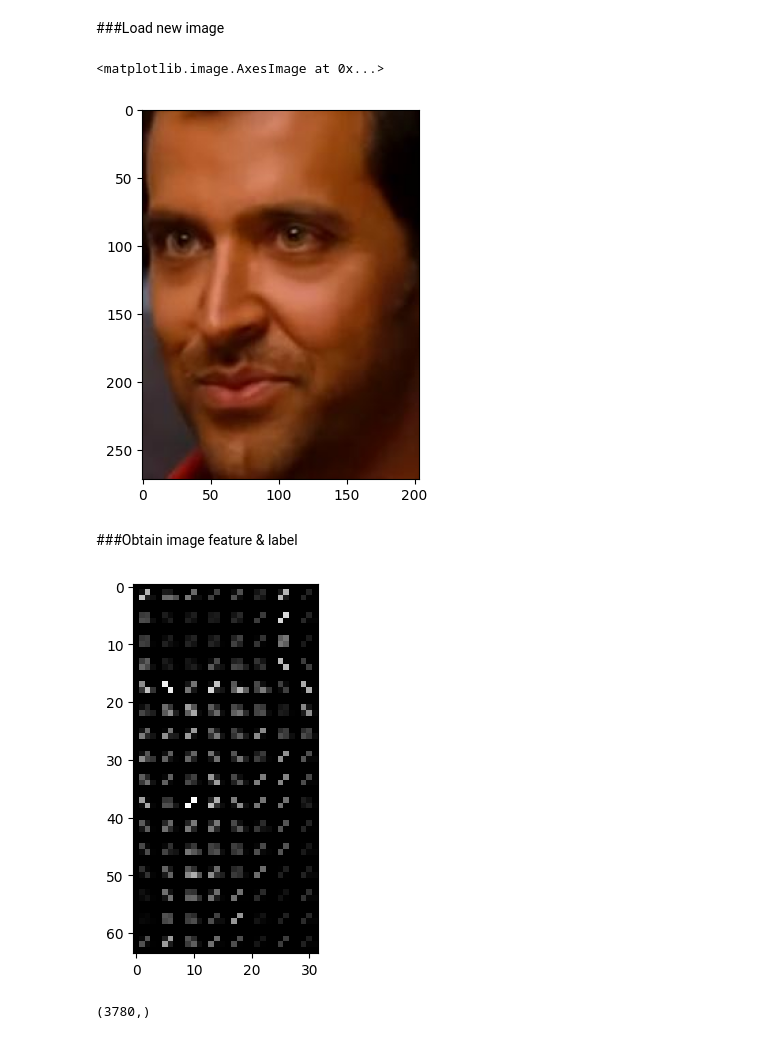
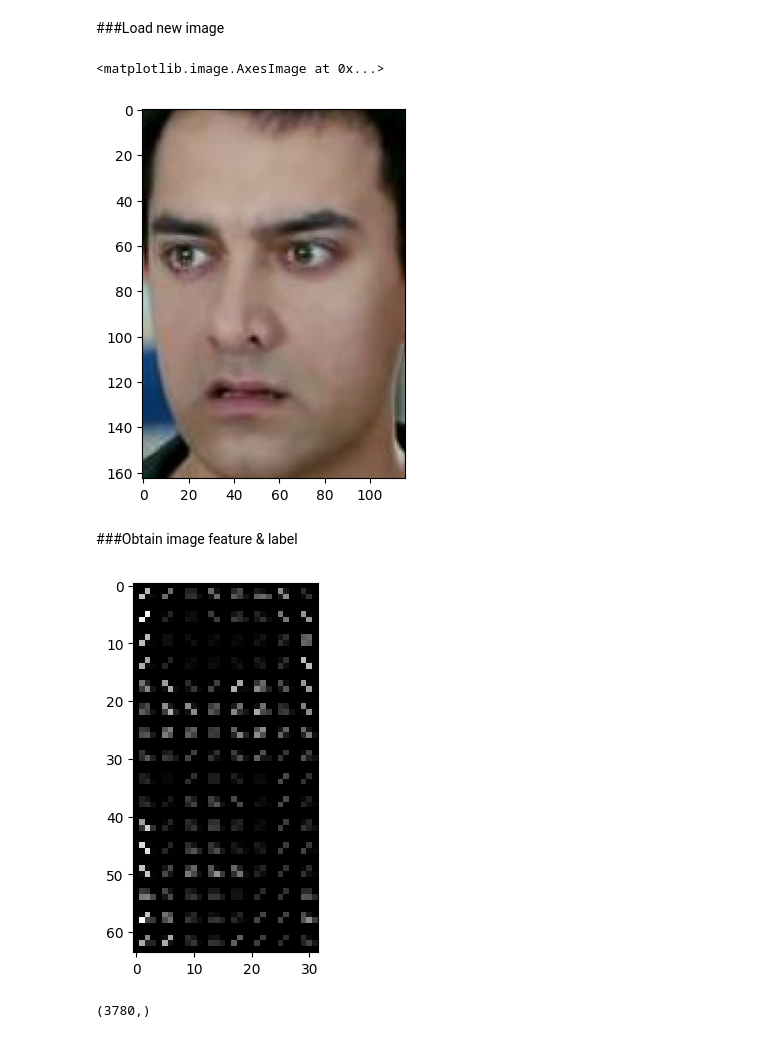
Before and after one commit to namanverma4321/Face_Detection_using_Computer_Vision, a Jupyter notebook: Predictor.ipynb, the cells around one changed output. Saved outputs shown, nothing was run; the diff lists cells and outputs as text; code cells hidden in the pictures.

```diff
--- a/Predictor.ipynb
+++ b/Predictor.ipynb
@@ -34,19 +34,18 @@ from sklearn.svm import SVC
 # %%
 target_names=['AamirKhan', 'JayaBadhuri', 'HritikRoshan', 'AnupamKher']
 
 # Uncomment different examples
-
-# img = Image.open('NewPhotos/Amir_21.jpg')
-img = Image.open('NewPhotos/HirtikRoshan_237.jpg')
+img = Image.open('NewPhotos/Amir_21.jpg')
+#img = Image.open('NewPhotos/HirtikRoshan_237.jpg')
 # img = Image.open("NewPhotos/AmitabhBachan_34.jpg")
 # img = Image.open('NewPhotos/AnupamKher_11.jpg')      # misclassification
 # img = Image.open('NewPhotos/JayaBhaduri_24.jpg')
 
 
 plt.imshow(img)
 # %% [output]
 <matplotlib.image.AxesImage at 0x...>
-[figure, old version]
+[figure, new version]
 # %% [markdown]
 ###Obtain image feature & label
 # %%
@@ -58,7 +57,7 @@ plt.imshow(hog_image, cmap='gray')
 
 X=fd
 # %% [output]
-[figure, old version]
+[figure, new version]
 # %%
 X.shape
 # %% [output]
```
Also changed, not shown: parts of 1 cell of this notebook.
